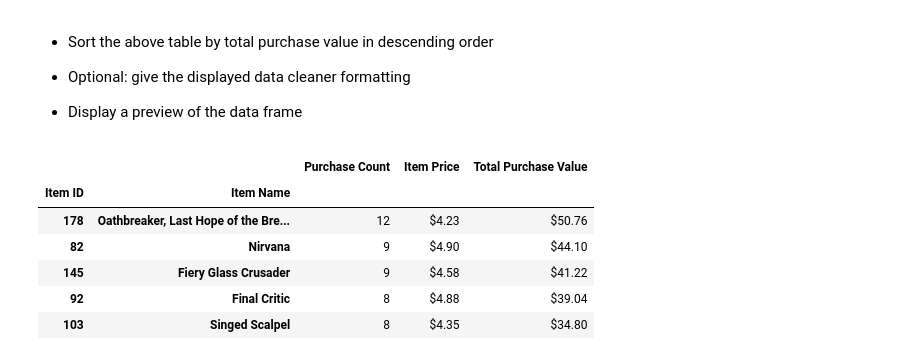
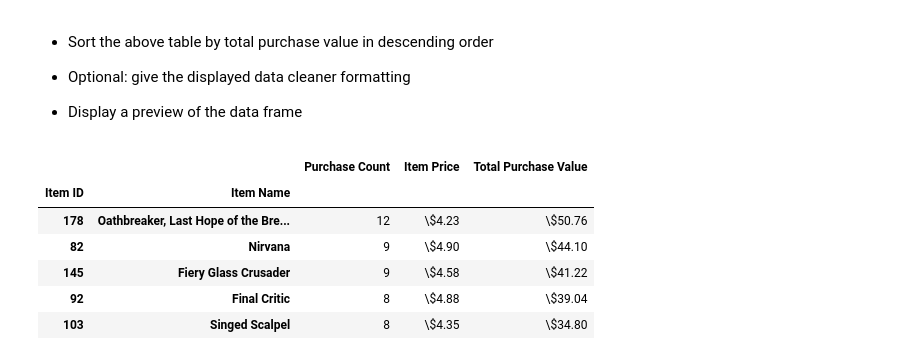
Before and after one commit to bdthai81/pandas-challenge, a Jupyter notebook: HeroesOfPymoli/HeroesOfPymoli_starter.ipynb, the cells around one changed output. Drawn from its saved outputs; the diff is of its cells as text; code cells hidden in the pictures.

```diff
--- a/HeroesOfPymoli/HeroesOfPymoli_starter.ipynb
+++ b/HeroesOfPymoli/HeroesOfPymoli_starter.ipynb
@@ -327,8 +327,8 @@ items_df = pd.DataFrame({"Purchase Count": purchaseCount,
 items_df = items_df.sort_values(["Purchase Count"], ascending=False)
 
 # Optional: give the displayed data cleaner formatting
-items_df["Item Price"] = items_df["Item Price"].map("${:,.2f}".format)
-items_df["Total Purchase Value"] = items_df["Total Purchase Value"].map("${:,.2f}".format)
+items_df["Item Price"] = items_df["Item Price"].map("\${:,.2f}".format)
+items_df["Total Purchase Value"] = items_df["Total Purchase Value"].map("\${:,.2f}".format)
 
 # Display a preview of the summary data frame
 items_df[["Purchase Count", "Item Price", "Total Purchase Value"]].head()
@@ -352,21 +352,21 @@ items_df[["Purchase Count", "Item Price", "Total Purchase Value"]].head()
 * Display a preview of the data frame
 # %%
 # Converting the "Total Purchase Value" column back to floats
-items_df["Total Purchase Value"] = items_df["Total Purchase Value"].apply(lambda x: x.replace('$', '').replace(',', '')).astype('float')
+items_df["Total Purchase Value"] = items_df["Total Purchase Value"].apply(lambda x: x.replace('\$', '').replace(',', '')).astype('float')
 
 # Sort the above table by total purchase value in descending order
 items_df = items_df.sort_values(["Total Purchase Value"], ascending=False)
 
 # Optional: give the displayed data cleaner formatting
-items_df["Total Purchase Value"] = items_df["Total Purchase Value"].map("${:,.2f}".format)
+items_df["Total Purchase Value"] = items_df["Total Purchase Value"].map("\${:,.2f}".format)
 
 # Display a preview of the data frame
 items_df[["Purchase Count", "Item Price", "Total Purchase Value"]].head()
 # %% [output]
 |  |  | Purchase Count | Item Price | Total Purchase Value |
 | Item ID | Item Name |  |  |  |
-| 178 | Oathbreaker, Last Hope of the Bre... | 12 | $4.23 | $50.76 |
-| 82 | Nirvana | 9 | $4.90 | $44.10 |
-| 145 | Fiery Glass Crusader | 9 | $4.58 | $41.22 |
-| 92 | Final Critic | 8 | $4.88 | $39.04 |
-| 103 | Singed Scalpel | 8 | $4.35 | $34.80 |
+| 178 | Oathbreaker, Last Hope of the Bre... | 12 | \$4.23 | \$50.76 |
+| 82 | Nirvana | 9 | \$4.90 | \$44.10 |
+| 145 | Fiery Glass Crusader | 9 | \$4.58 | \$41.22 |
+| 92 | Final Critic | 8 | \$4.88 | \$39.04 |
+| 103 | Singed Scalpel | 8 | \$4.35 | \$34.80 |
```
Also changed, not shown: parts of 5 cells of this notebook.
